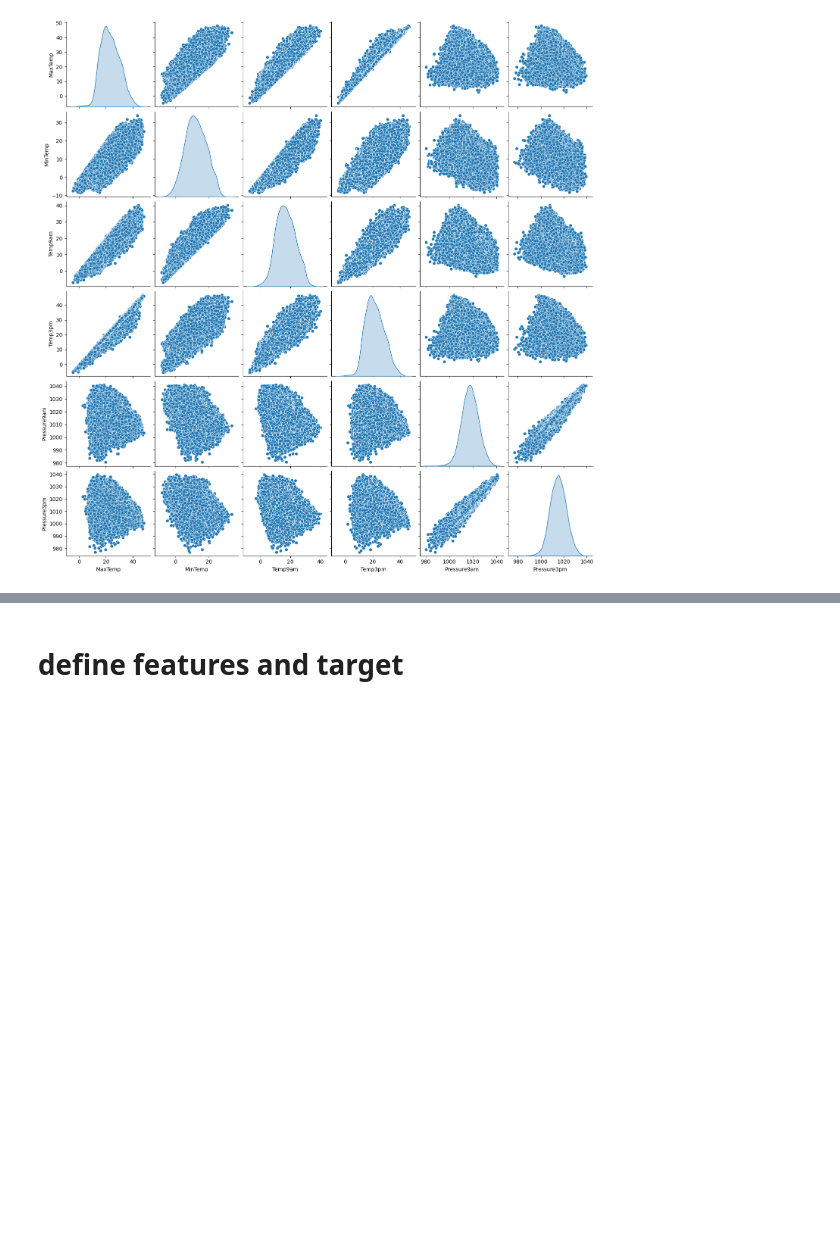
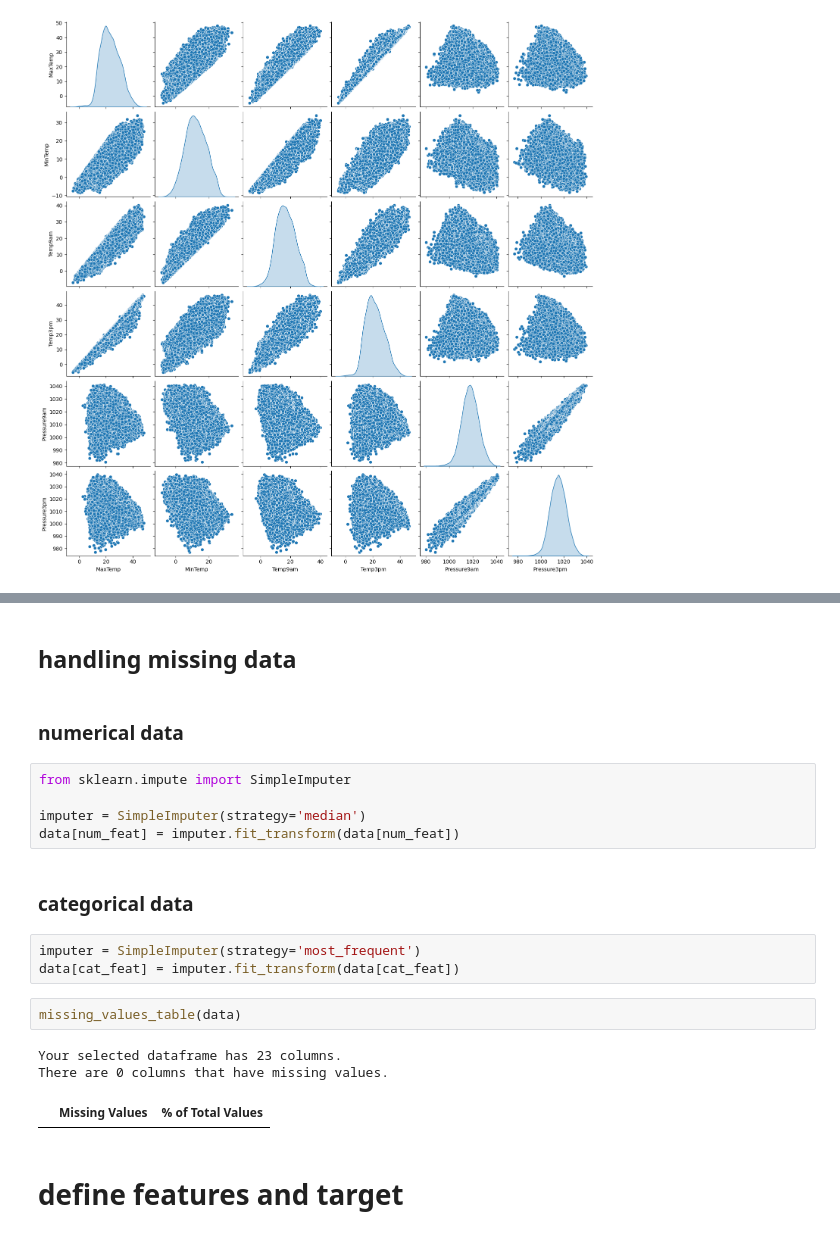
Before and after one commit to emonteiro27/data-rain-australia, a Jupyter notebook: data-rain-australia.ipynb, the cells around one changed output, grey strips where cells are left out. Drawn from its saved outputs; the diff is of its cells as text; blank space fills up the shorter version.

```diff
--- a/data-rain-australia.ipynb
+++ b/data-rain-australia.ipynb
@@ -703,3 +692,23 @@ data[num_feat] = imputer.fit_transform(data[num_feat])
+# %% [markdown]
+## handling missing data
+# %% [markdown]
+### numerical data
+# %%
+from sklearn.impute import SimpleImputer
+
+imputer = SimpleImputer(strategy='median')
+data[num_feat] = imputer.fit_transform(data[num_feat])
+# %% [markdown]
+### categorical data
+# %%
+imputer = SimpleImputer(strategy='most_frequent')
+data[cat_feat] = imputer.fit_transform(data[cat_feat])
+# %%
+missing_values_table(data)
+# %% [output]
+Your selected dataframe has 23 columns.
+There are 0 columns that have missing values.
+|  | Missing Values | % of Total Values |
 # %% [markdown]
 # define features and target
 # %%
```
Also changed, not shown: parts of 11 cells of this notebook.
